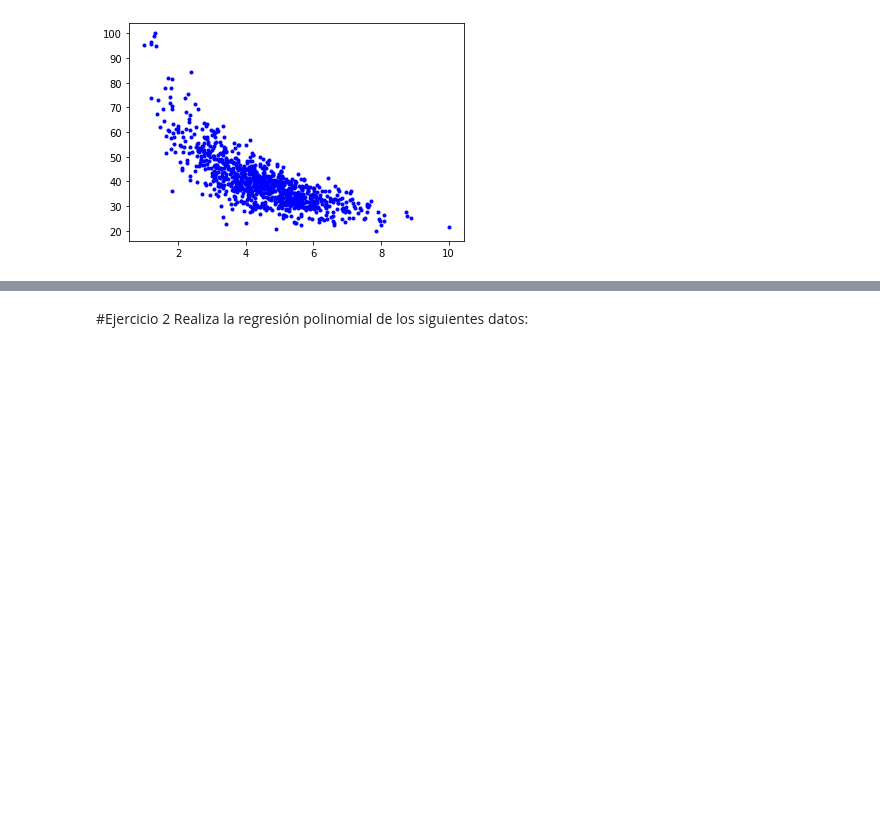
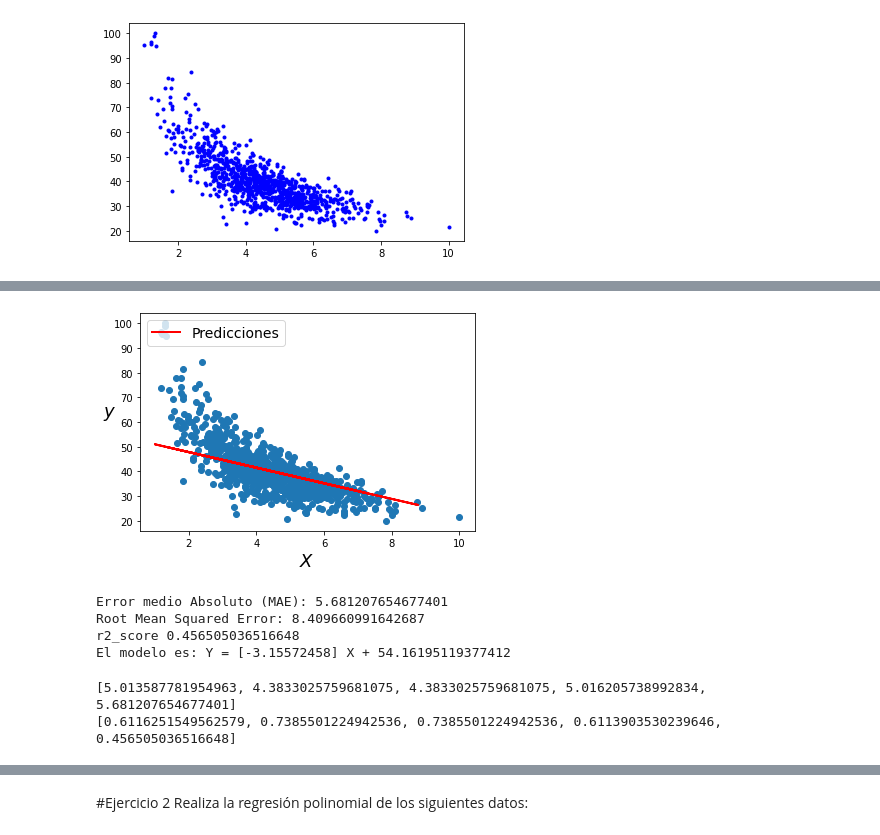
Before and after one commit to PosgradoMNA/Actividades_de_Aprendizaje_A01793670_BryanAlvaradoCruz, a Jupyter notebook: A01793670_Actividad_Semanal_7_Regresiones.ipynb, the cells around one changed output, grey strips where cells are left out. Cells and saved outputs as stored; diff of their text form; code cells hidden in the pictures; blank space fills up the shorter version.

```diff
--- a/A01793670_Actividad_Semanal_7_Regresiones.ipynb
+++ b/A01793670_Actividad_Semanal_7_Regresiones.ipynb
@@ -314,0 +485,42 @@ plt.plot(X,y,'b.')
+# %%
+#Lasso
+mi_lasso = Lasso(alpha=5.0,fit_intercept=True) # el 5  es recomendacion de los que ya probaron, pero le pueden poner lo que sea para hacer prueba
+mi_lasso.fit(X_train, y_train)
+X_para_lasso = X_test  #Aqui recordemos que se hace con los de prueba, no con los de entrenamiento
+y_para_lasso = mi_lasso.predict(X_para_ridge)
+plt.scatter(X_train, y_train)
+plt.plot(X_para_lasso, y_para_lasso, "r-", linewidth=2, label="Predicciones")
+plt.xlabel("$X$", fontsize=18)
+plt.ylabel("$y$", rotation=0, fontsize=18)
+plt.legend(loc="upper left", fontsize=14);
+# %% [output]
+[figure, added]
+# %%
+#Las metricas del lasso
+
+mae_lasso = metrics.mean_absolute_error(y_test,y_para_lasso)
+lista_para_mae.append(mae_lasso) #Ojo con los corchetes y los parentesis, en el ppend debe de ser con parentesis, pero en la deficnion es con corchetes para no hacer tuplas,
+r2_lasso= r2_score(y_test,y_para_lasso)
+lista_para_r2.append(r2_lasso)
+
+
+metrica_mae_lasso = metrics.mean_absolute_error(y_test, y_para_lasso)
+r2Score = r2_score(y_test, y_para_lasso)
+print('Error medio Absoluto (MAE):', metrica_mae_lasso)
+print('Root Mean Squared Error:', np.sqrt(metrics.mean_squared_error(y_test, y_para_lasso)))
+print('r2_score',r2Score)
+
+#La ecuacion
+
+print('El modelo es: Y =', mi_lasso.coef_,'X +', mi_lasso.intercept_)
+# %% [output]
+Error medio Absoluto (MAE): 5.681207654677401
+Root Mean Squared Error: 8.409660991642687
+r2_score 0.456505036516648
+El modelo es: Y = [-3.15572458] X + 54.16195119377412
+# %%
+print(lista_para_mae)
+print(lista_para_r2)
+# %% [output]
+[5.013587781954963, 4.3833025759681075, 4.3833025759681075, 5.016205738992834, 5.681207654677401]
+[0.6116251549562579, 0.7385501224942536, 0.7385501224942536, 0.6113903530239646, 0.456505036516648]
```
Also changed, not shown: parts of 25 cells of this notebook.
